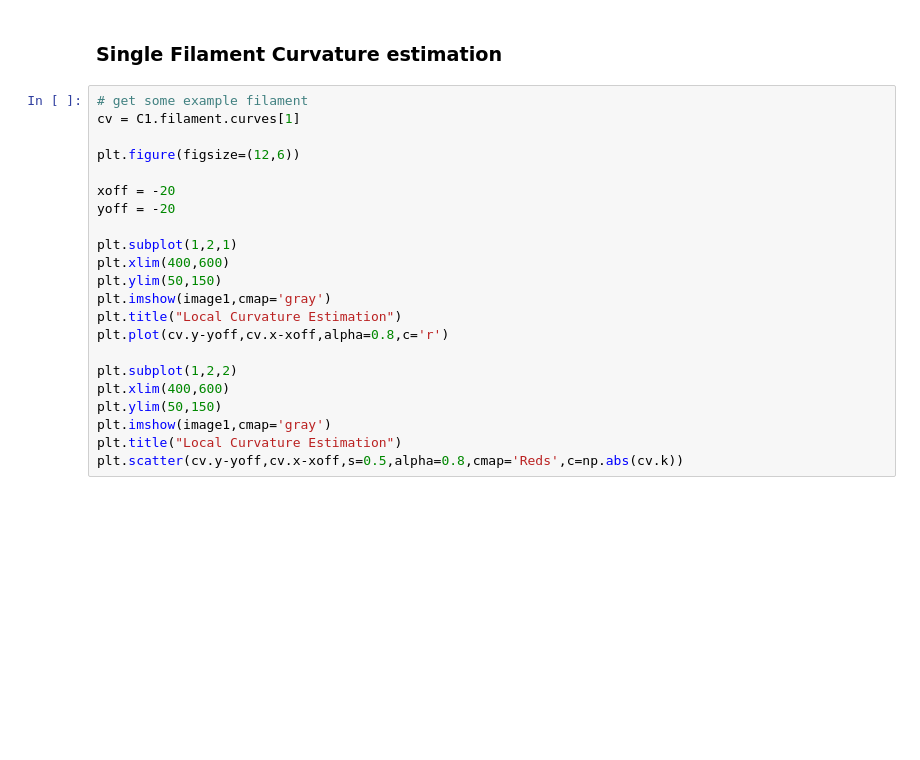
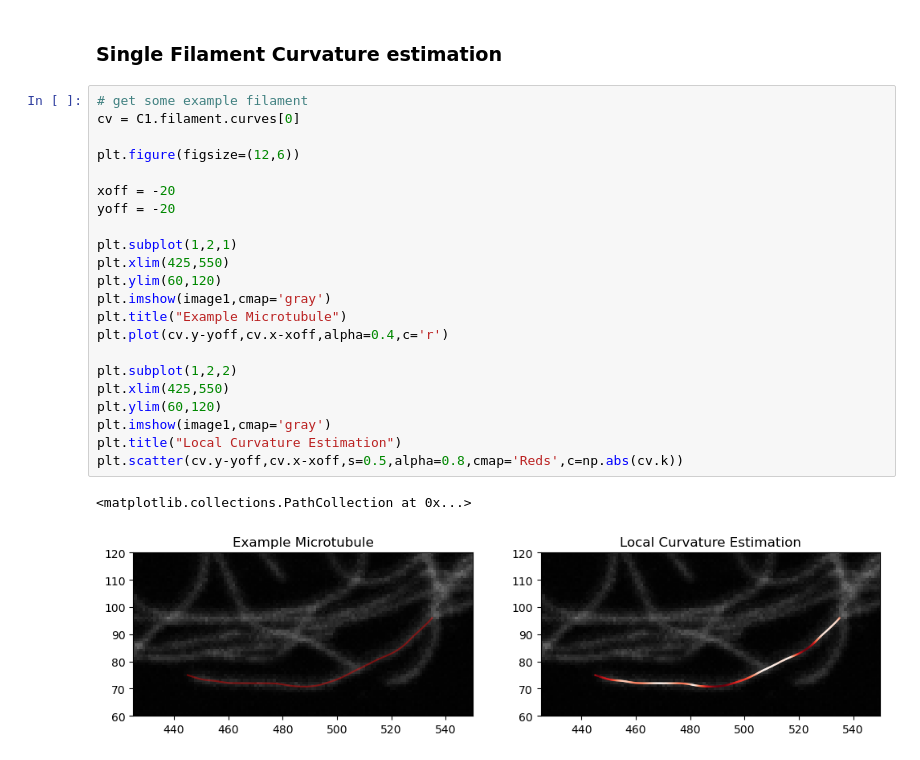
Before and after one commit to rdven/filament-fluorescence-microscopy, a Jupyter notebook: CNN Demo.ipynb, the cells around one changed output. Cells and saved outputs as stored; diff of their text form; blank space fills up the shorter version.

```diff
--- a/CNN Demo.ipynb
+++ b/CNN Demo.ipynb
@@ -77,23 +79,26 @@ for c in C1.filament.curves:
 ### Single Filament Curvature estimation
 # %%
 # get some example filament
-cv = C1.filament.curves[1]
+cv = C1.filament.curves[0]
 
 plt.figure(figsize=(12,6))
 
 xoff = -20
 yoff = -20
 
 plt.subplot(1,2,1)
-plt.xlim(400,600)
-plt.ylim(50,150)
+plt.xlim(425,550)
+plt.ylim(60,120)
 plt.imshow(image1,cmap='gray')
-plt.title("Local Curvature Estimation")
-plt.plot(cv.y-yoff,cv.x-xoff,alpha=0.8,c='r')
+plt.title("Example Microtubule")
+plt.plot(cv.y-yoff,cv.x-xoff,alpha=0.4,c='r')
 
 plt.subplot(1,2,2)
-plt.xlim(400,600)
-plt.ylim(50,150)
+plt.xlim(425,550)
+plt.ylim(60,120)
 plt.imshow(image1,cmap='gray')
 plt.title("Local Curvature Estimation")
 plt.scatter(cv.y-yoff,cv.x-xoff,s=0.5,alpha=0.8,cmap='Reds',c=np.abs(cv.k))
+# %% [output]
+<matplotlib.collections.PathCollection at 0x...>
+[figure, added]
```
Also changed, not shown: parts of 2 cells of this notebook, 3 other files.
